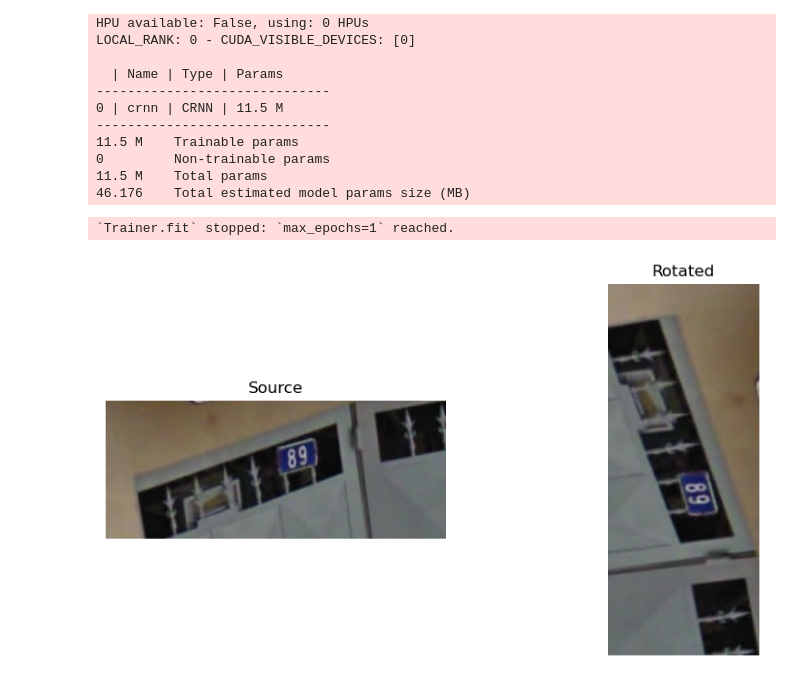
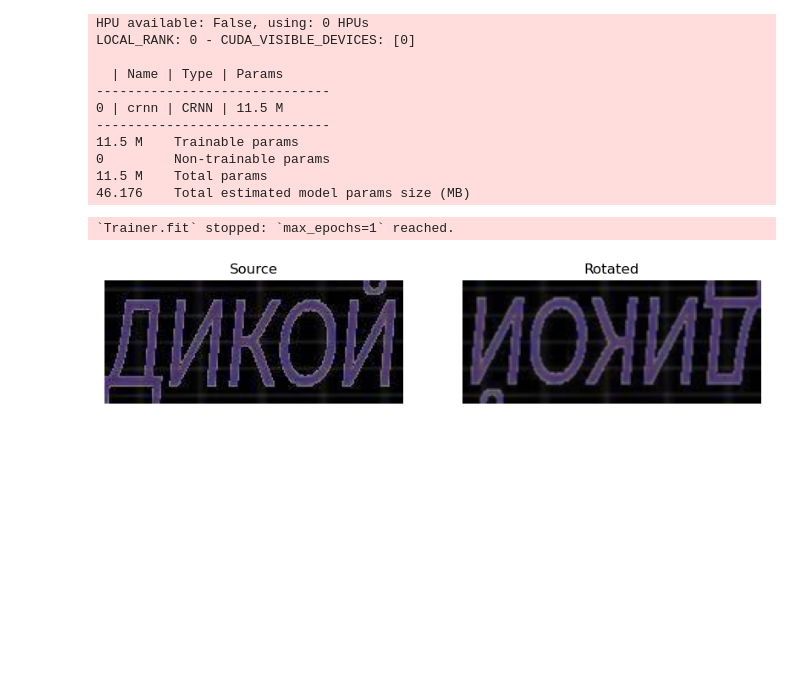
Before and after one commit to hadzhykhanov/cv_contest, a Jupyter notebook: notebooks/OCR.ipynb, the cells around one changed output. Cells and saved outputs as stored; diff of their text form; code cells hidden in the pictures; blank space fills up the shorter version.

```diff
--- a/notebooks/OCR.ipynb
+++ b/notebooks/OCR.ipynb
@@ -559,7 +559,7 @@ import matplotlib.pyplot as plt
 import numpy as np
 
 # Загрузка изображения
-path = r"/Users/vladislavgadzihanov/all_ocr_dataset/street-view-house-numbers_24_180.png"
+path = r"/Users/vladislavgadzihanov/PycharmProjects/cv_contest/data/vk_made_ocr/train/train/354.jpg"
 
 def rotate_image(image, angle):
     (h, w) = image.shape[:2]
@@ -583,32 +583,32 @@ def rotate_image(image, angle):
 
     rotated = cv2.warpAffine(image, M, (nW, nH),
                              borderMode=cv2.INTER_LINEAR,
                              borderValue=tuple(border_color.tolist())
                             )
     return rotated
 
 # Загрузка изображения
 img = cv2.imread(path)
 
 # Задание угла поворота
-alpha = 270  # Например, угол поворота 45 градусов
+alpha = 180 # Например, угол поворота 45 градусов
 
 # Выполнение операции поворота
 rotated = rotate_image(img, alpha)
 
 # Визуализация
 fig, axs = plt.subplots(1, 2, figsize=(10, 5))
 
 # Отображение исходного изображения
 axs[0].imshow(cv2.cvtColor(img, cv2.COLOR_BGR2RGB))
 axs[0].set_title('Source')
 axs[0].axis('off')
 
 # Отображение повернутого изображения
 axs[1].imshow(cv2.cvtColor(rotated, cv2.COLOR_BGR2RGB))
 axs[1].set_title('Rotated')
 axs[1].axis('off')
 
 plt.show()
 # %% [output]
-[figure, old version]
+[figure, new version]
```
Also changed, not shown: 12 other files.
